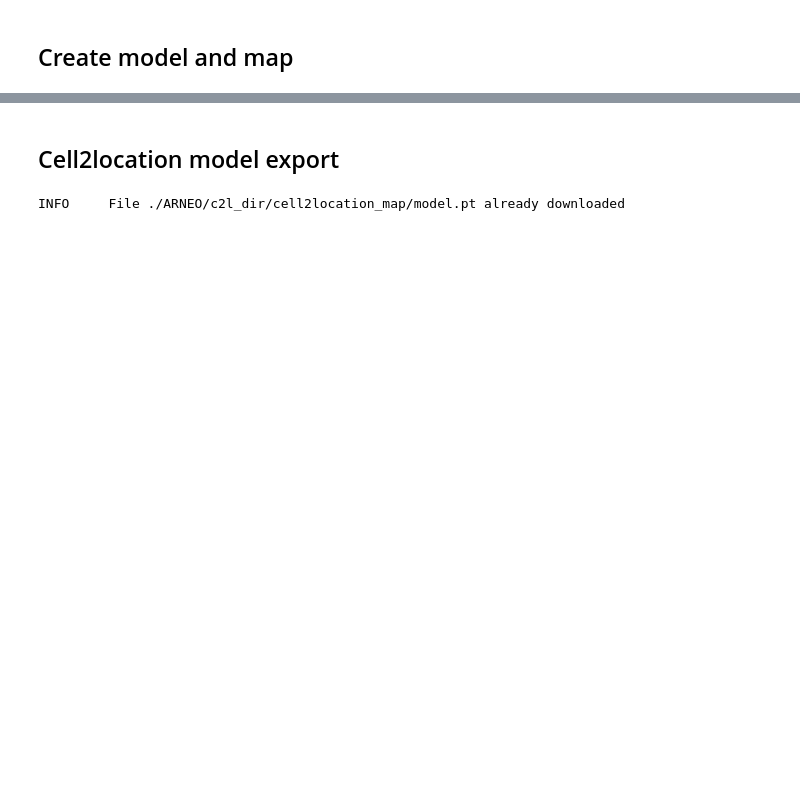
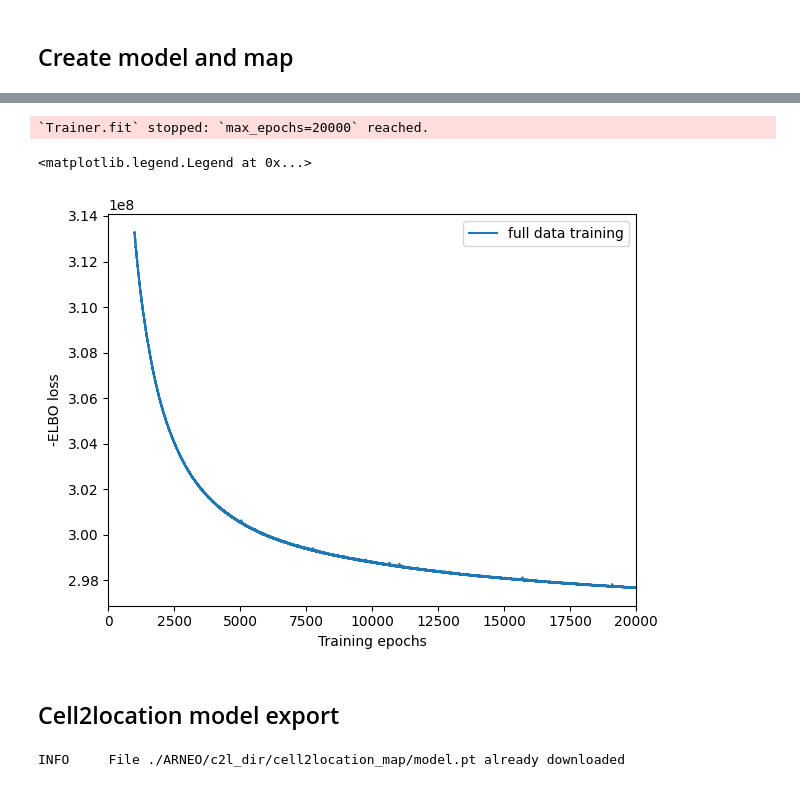
Before and after one commit to akiviaho/prostate_cancer_plasticity, a Jupyter notebook: ARNEO_prostate_cell2location.ipynb, the cells around one changed output, grey strips where cells are left out. Drawn from its saved outputs; the diff is of its cells as text; code cells hidden in the pictures; blank space fills up the shorter version.

```diff
--- a/ARNEO_prostate_cell2location.ipynb
+++ b/ARNEO_prostate_cell2location.ipynb
@@ -361,9 +367,9 @@ run_name = f'{results_folder}/cell2location_map'
 
 mod.train(max_epochs=20000,
           # train using full data (batch_size=None)
-          #batch_size=None,
+          batch_size=None,
           #batch_size=18400, # Two batches
-          batch_size=12264, # Three batches
+          #batch_size=12264, # Three batches
           # use all data points in training because
           # we need to estimate cell abundance at all locations
           train_size=1,
@@ -389,3 +394,6 @@ LOCAL_RANK: 0 - CUDA_VISIBLE_DEVICES: [0]
+`Trainer.fit` stopped: `max_epochs=20000` reached.
+<matplotlib.legend.Legend at 0x...>
+[figure, added]
 # %% [markdown]
 ## Cell2location model export
 # %%
```
Also changed, not shown: parts of 11 cells of this notebook, 5 other files.
